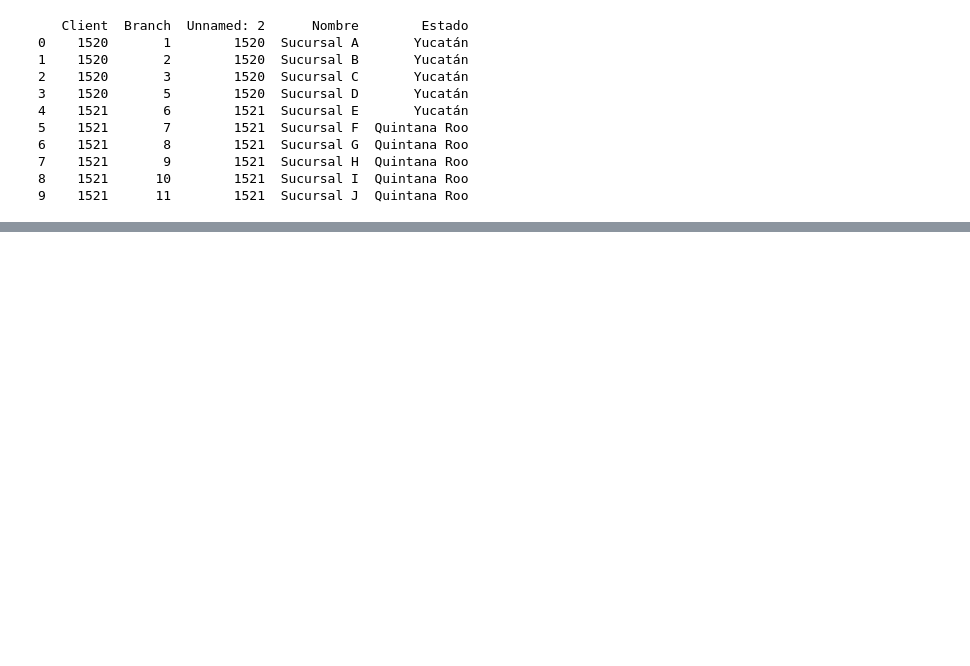
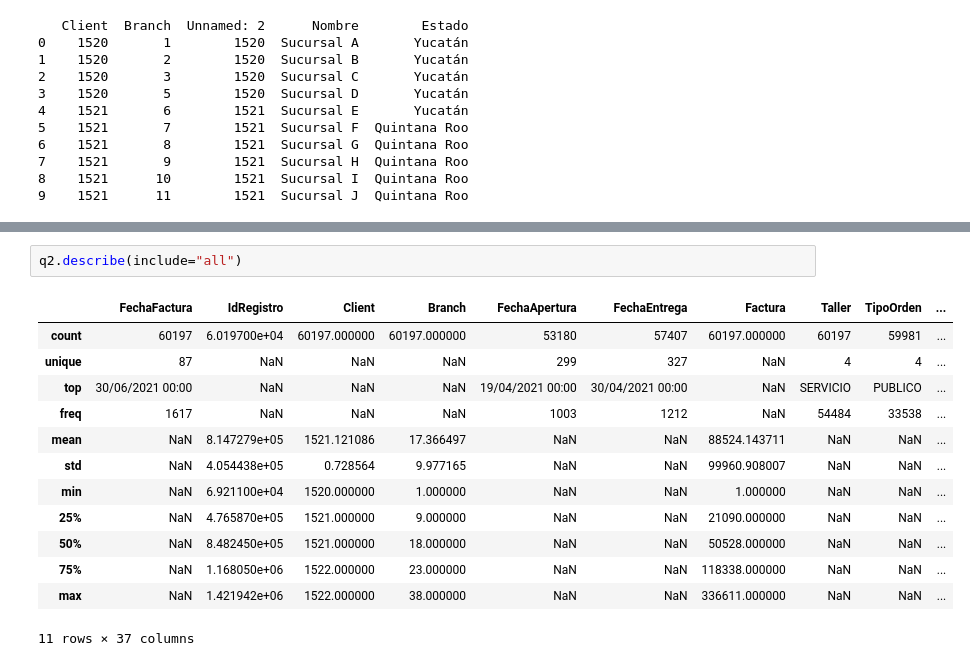
Before and after one commit to moojashiel/Examen-BI, a Jupyter notebook: src/01_exploracion.ipynb, the cells around one changed output, grey strips where cells are left out. Drawn from its saved outputs; the diff is of its cells as text; blank space fills up the shorter version.

```diff
--- a/src/01_exploracion.ipynb
+++ b/src/01_exploracion.ipynb
@@ -28,0 +85,16 @@ print(directorio.head(10))
+# %%
+q2.describe(include="all")
+# %% [output]
+|  | FechaFactura | IdRegistro | Client | Branch | FechaApertura | FechaEntrega | Factura | Taller | TipoOrden | ... |
+| count | 60197 | 6.019700e+04 | 60197.000000 | 60197.000000 | 53180 | 57407 | 60197.000000 | 60197 | 59981 | ... |
+| unique | 87 | NaN | NaN | NaN | 299 | 327 | NaN | 4 | 4 | ... |
+| top | 30/06/2021 00:00 | NaN | NaN | NaN | 19/04/2021 00:00 | 30/04/2021 00:00 | NaN | SERVICIO | PUBLICO | ... |
+| freq | 1617 | NaN | NaN | NaN | 1003 | 1212 | NaN | 54484 | 33538 | ... |
+| mean | NaN | 8.147279e+05 | 1521.121086 | 17.366497 | NaN | NaN | 88524.143711 | NaN | NaN | ... |
+| std | NaN | 4.054438e+05 | 0.728564 | 9.977165 | NaN | NaN | 99960.908007 | NaN | NaN | ... |
+| min | NaN | 6.921100e+04 | 1520.000000 | 1.000000 | NaN | NaN | 1.000000 | NaN | NaN | ... |
+| 25% | NaN | 4.765870e+05 | 1521.000000 | 9.000000 | NaN | NaN | 21090.000000 | NaN | NaN | ... |
+| 50% | NaN | 8.482450e+05 | 1521.000000 | 18.000000 | NaN | NaN | 50528.000000 | NaN | NaN | ... |
+| 75% | NaN | 1.168050e+06 | 1522.000000 | 23.000000 | NaN | NaN | 118338.000000 | NaN | NaN | ... |
+| max | NaN | 1.421942e+06 | 1522.000000 | 38.000000 | NaN | NaN | 336611.000000 | NaN | NaN | ... |
+11 rows × 37 columns
```
Also changed, not shown: parts of 5 cells of this notebook.
